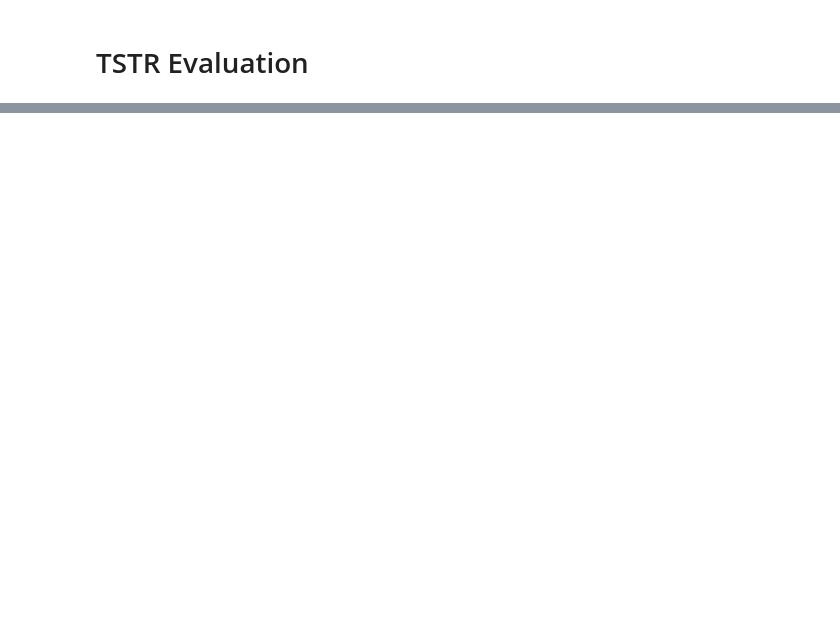
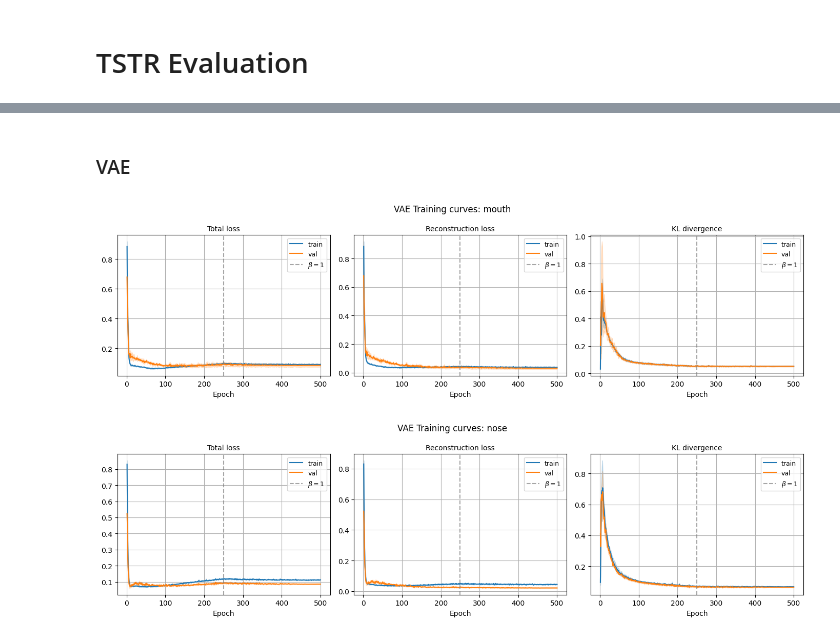
Before and after one commit to leon-rny/neural-network-breath-modeling, a Jupyter notebook: tstr.ipynb, the cells around one changed output, grey strips where cells are left out. Drawn from its saved outputs; the diff is of its cells as text; code cells hidden in the pictures; blank space fills up the shorter version.

Commit message:
started evaluating models

```diff
--- a/tstr.ipynb
+++ b/tstr.ipynb
@@ -172,19 +175,26 @@ plt.colorbar(im, ax=axes[-1], label='F1 score')
 plt.tight_layout()
 plt.show()
 # %%
+# feature overlap
 fig, ax = plt.subplots(figsize=(8, 4))
 x = np.arange(2)
 width = 0.3
-for i, model in enumerate(models):
-    vals = [df[(df.model == model) & (df.region == r)]['feature_overlap'].values[0] for r in REGION_ORDER]
-    bars = ax.bar(x + i * width, vals, width, label=model.upper(), color=COLORS[model], alpha=0.85)
-    for bar, v in zip(bars, vals):
-        ax.text(bar.get_x() + bar.get_width() / 2, bar.get_height() + 0.01,f'{v:.1%}', ha='center', va='bottom', fontsize=8)
+for i, model in enumerate(MODELS):
+    if model == 'trtr':
+        continue
+    means = [df[(df.model == model) & (df.region == r)]['feature_overlap'].mean() for r in REGIONS]
+    stds  = [df[(df.model == model) & (df.region == r)]['feature_overlap'].std()  for r in REGIONS]
+    bars = ax.bar(x + i * width, means, width, label=model.upper(), color=MODEL_COLOR[model], alpha=0.85)
+    ax.errorbar(x + i * width, means, yerr=stds, fmt='none', color='black', capsize=3, linewidth=1)
+    # for bar, v in zip(bars, means):
+    #     ax.text(bar.get_x() + bar.get_width() / 2, bar.get_height() + 0.01, f'{v:.1%}', ha='center', va='bottom', fontsize=8)
 ax.set_xticks(x + width / 2)
-ax.set_xticklabels(REGION_ORDER)
+ax.set_xticklabels(REGIONS)
 ax.set_ylim(0, 1.0)
 ax.set_ylabel('Overlap')
 ax.set_title('Top-10 SHAP Feature Overlap: Synthetic vs Real')
 ax.legend()
 plt.tight_layout()
 plt.show()
+# %% [markdown]
+### VAE
@@ -190,0 +227,31 @@ plt.show()
+# %%
+pairs = [('train_loss',  'val_loss',  'Total loss'),
+         ('train_recon', 'val_recon', 'Reconstruction loss'),
+         ('train_kl',    'val_kl',    'KL divergence')]
+
+for region in REGIONS:
+    hists = [pd.read_csv(f'results/vae/train_{region}_s{seed}.csv') for seed in SEEDS]
+    epochs = hists[0]['epoch'].values
+    beta1_med = int(np.median([h.loc[h['beta'] >= 1.0, 'epoch'].min() for h in hists]))
+
+    fig, axes = plt.subplots(1, 3, figsize=(14, 4))
+    fig.suptitle(f'VAE Training curves: {region}')
+
+    for ax, (tr_col, vl_col, title) in zip(axes, pairs):
+        for col, label, color in [(tr_col, 'train', 'tab:blue'), (vl_col, 'val', 'tab:orange')]:
+            vals = np.stack([h[col].values for h in hists])  # (n_seeds, n_epochs)
+            mean = vals.mean(axis=0)
+            std  = vals.std(axis=0)
+            ax.plot(epochs, mean, label=label, color=color)
+            ax.fill_between(epochs, mean - std, mean + std, alpha=0.2, color=color)
+        ax.axvline(beta1_med, color='gray', linestyle='--', alpha=0.7, label=r'$\beta=1$')
+        ax.set_title(title)
+        ax.set_xlabel('Epoch')
+        ax.legend()
+        ax.grid()
+
+    plt.tight_layout()
+    plt.show()
+# %% [output]
+[figure, added]
+[figure, added]
```
Also changed, not shown: parts of 20 cells of this notebook, 3 other files.
